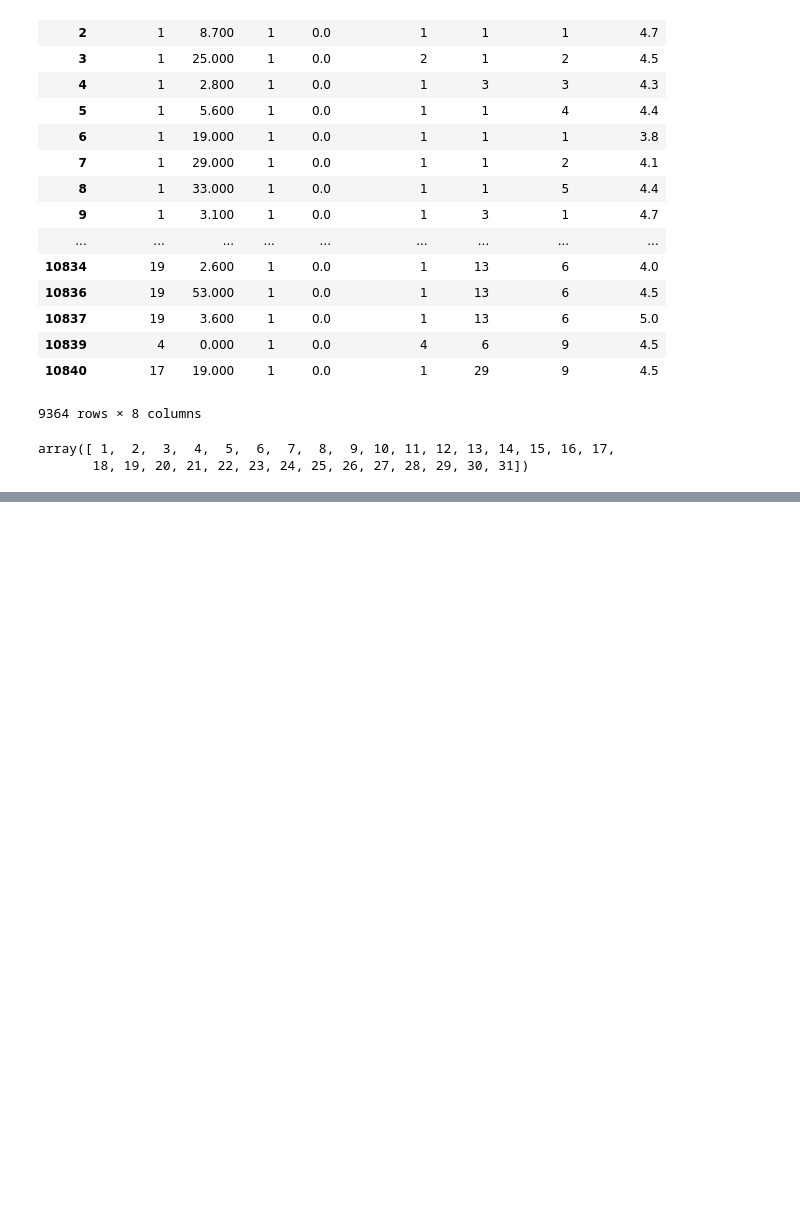
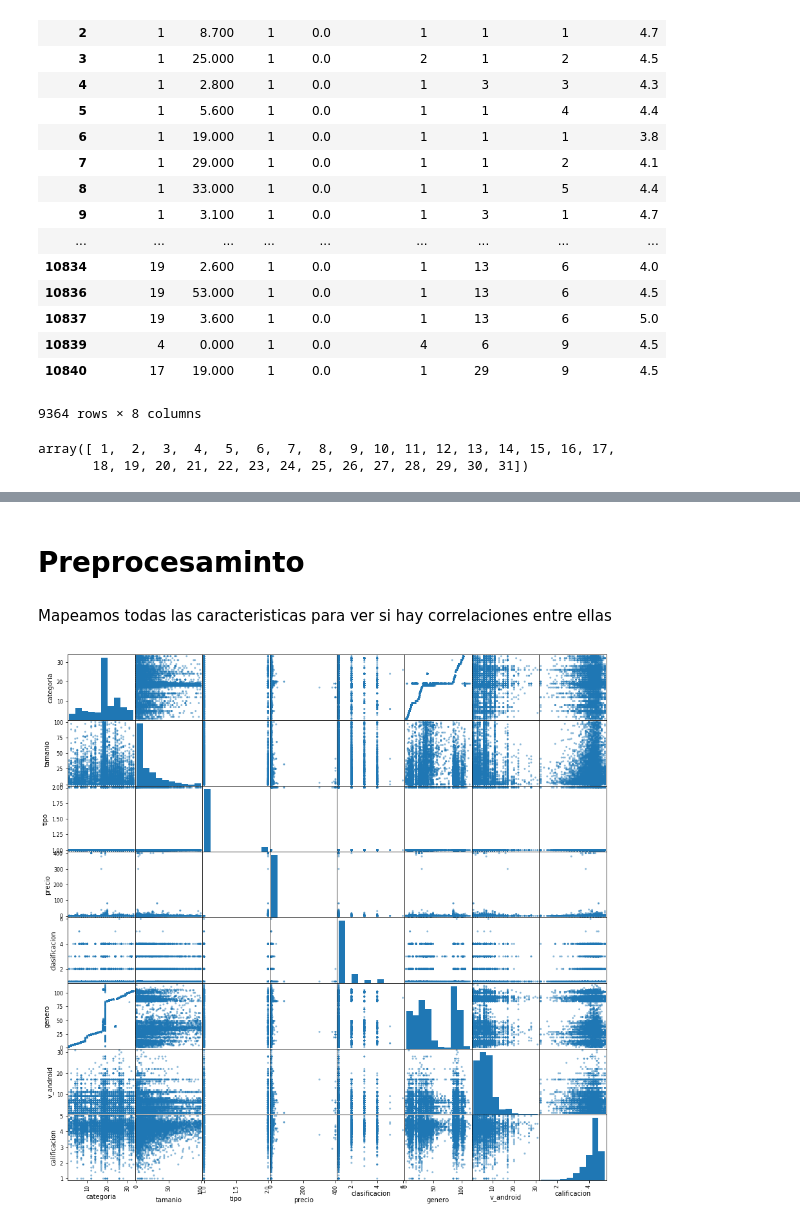
Before and after one commit to OscarAnCorzo/precalificador_apps, a Jupyter notebook: notebook/proyecto.ipynb, the cells around one changed output, grey strips where cells are left out. Drawn from its saved outputs; the diff is of its cells as text; code cells hidden in the pictures; blank space fills up the shorter version.

```diff
--- a/notebook/proyecto.ipynb
+++ b/notebook/proyecto.ipynb
@@ -657,3 +665,11 @@ d.describe()
 | 50% | 19.000000 | 9.500000 | 1.000000 | 0.000000 | 1.000000 | 39.000000 | 6.000000 | 4.300000 |
 | 75% | 24.000000 | 27.000000 | 1.000000 | 0.000000 | 1.000000 | 89.000000 | 9.000000 | 4.500000 |
 | max | 33.000000 | 100.000000 | 2.000000 | 400.000000 | 6.000000 | 115.000000 | 31.000000 | 5.000000 |
+# %% [markdown]
+<h1>Preprocesaminto</h1>
+# %% [markdown]
+Mapeamos todas las caracteristicas para ver si hay correlaciones entre ellas
+# %%
+pd.plotting.scatter_matrix(d, figsize=(15,15));
+# %% [output]
+[figure, added]
```
Also changed, not shown: parts of 7 cells of this notebook.
